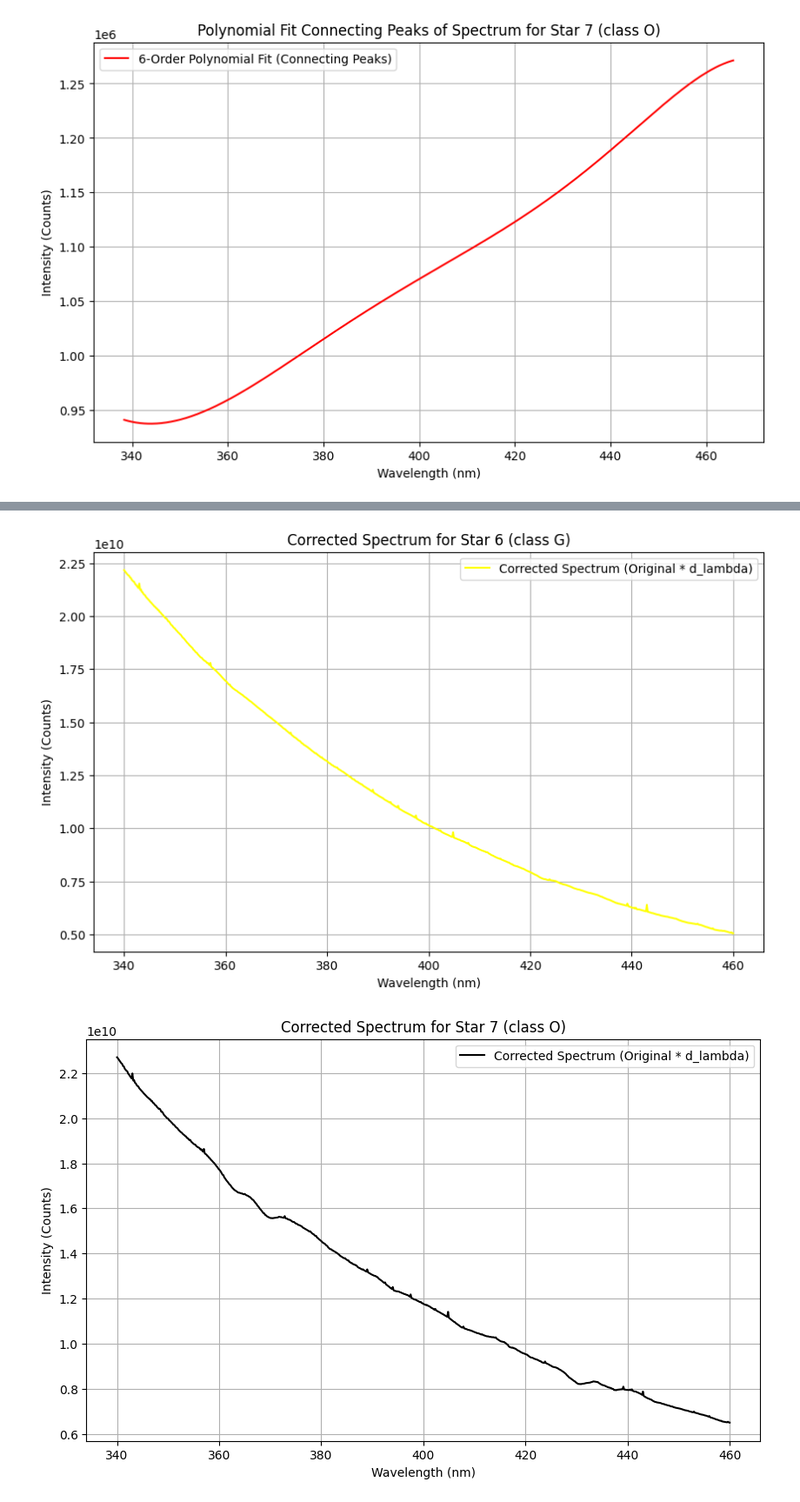
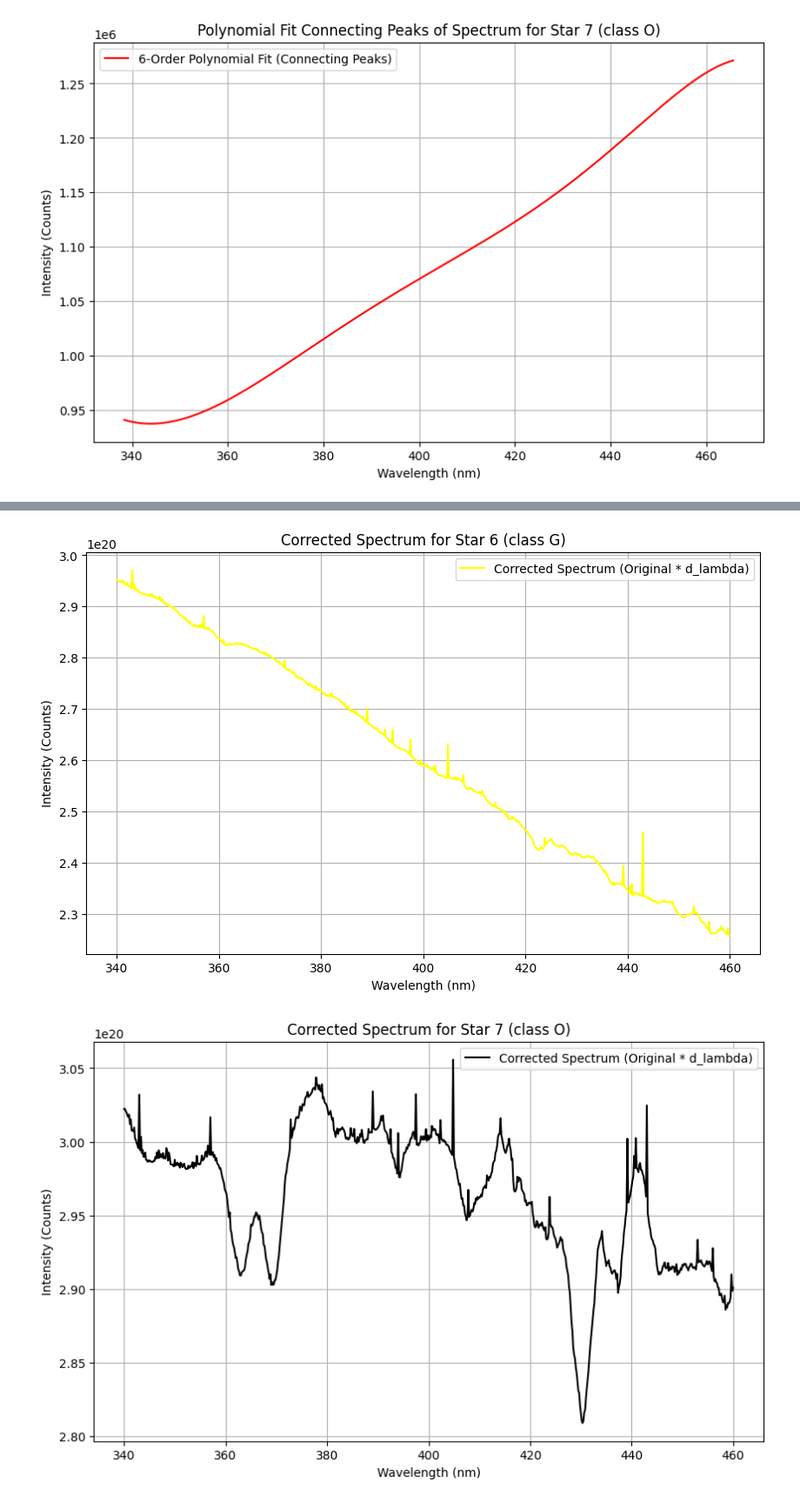
Before and after one commit to emsonmez/AST_443, a Jupyter notebook: Lab_2/Jiyun_Work/Lab_2.2.ipynb, the cells around one changed output, grey strips where cells are left out. Shown at 87% size. Saved outputs shown, nothing was run; the diff lists cells and outputs as text; code cells hidden in the pictures.

```diff
--- a/Lab_2/Jiyun_Work/Lab_2.2.ipynb
+++ b/Lab_2/Jiyun_Work/Lab_2.2.ipynb
@@ -864,7 +864,7 @@ process_star_spectra(corrected_spectra_images,coefficients)
 [figure]
 [figure]
 # %%
-def process_star_spectra_Vega_Peaks(corrected_spectra_images, coefficients):
+def process_star_spectra_Vega_Peaks_fit(corrected_spectra_images, coefficients):
     """
     Process the corrected spectra image of the first star, calculate flux and uncertainties,
     convert to wavelengths, and save plots. Returns the converted object flux for further analysis.
@@ -910,6 +910,6 @@ def process_star_spectra_Vega_Peaks(corrected_spectra_images, coefficients):
     return wavelengths, converted_object_flux
 
 # Call the function to get wavelengths and flux for the reference star
-wavelengths, converted_object_flux = process_star_spectra_Vega_Peaks(corrected_spectra_images, coefficients)
+wavelengths, converted_object_flux = process_star_spectra_Vega_Peaks_fit(corrected_spectra_images, coefficients)
 # %% [output]
 [figure]
@@ -1161,34 +1209,3 @@ calculate_d_lambda(wavelengths, 9602, polynomial_coefficients, wavelength_range=
-# %%
-def calculate_d_lambda_no_plot(wavelengths, temperature, polynomial_coefficients, wavelength_range=(340, 460)):
-    """
-    Calculate the d_lambda but does not show the curve by dividing the blackbody spectrum by the polynomial fit.
-
-    :param wavelengths: Wavelengths in nm for which to calculate the spectrum.
-    :type wavelengths: np.ndarray
-    :param temperature: Temperature of the blackbody in Kelvin.
-    :type temperature: float
-    :param polynomial_coefficients: Coefficients of the fitted polynomial.
-    :type polynomial_coefficients: np.ndarray
-    :param wavelength_range: Range of wavelengths in nm for which to calculate d_lambda.
-    :type wavelength_range: tuple
-    :return: Wavelengths and corresponding d_lambda values.
-    :rtype: tuple(np.ndarray, np.ndarray)
-    """
-    # Filter wavelengths within the specified range
-    mask = (wavelengths >= wavelength_range[0]) & (wavelengths <= wavelength_range[1])
-    wavelengths_filtered = wavelengths[mask]
-
-    # Calculate the blackbody spectrum for the filtered wavelength range
-    blackbody_spectrum = calculate_blackbody_spectrum(wavelengths_filtered, temperature)
-
-    # Evaluate the polynomial fit over the filtered wavelength range
-    polynomial_fit = Polynomial(polynomial_coefficients)
-    fitted_values = polynomial_fit(wavelengths_filtered)
-
-    # Calculate d_lambda by dividing the blackbody flux by the polynomial fit values
-    d_lambda = blackbody_spectrum / fitted_values
-
-    return wavelengths_filtered, d_lambda
 # %%
 def process_star_spectra_all_interpolation(corrected_spectra_images, coefficients):
     """
@@ -1358,5 +1375,5 @@ def process_star_spectra_red_line(corrected_spectra_images, coefficients, temper
 
     return wavelengths_filtered_list, corrected_spectra_list
 
-wavelengths_filtered_list, corrected_spectra_list = process_star_spectra_red_line(corrected_spectra_images, coefficients, temperature=9602, polynomial_coefficients=[1e-17, -1e-13, 5e-10, -1e-6, 1], wavelength_range=(340, 460))
+wavelengths_filtered_list, corrected_spectra_list = process_star_spectra_red_line(corrected_spectra_images, coefficients, temperature=9602, polynomial_coefficients=[ 1], wavelength_range=(340, 460))
 # %% [output]
@@ -1368,5 +1385,5 @@ wavelengths_filtered_list, corrected_spectra_list = process_star_spectra_red_lin
-[figure, old version]
+[figure, new version]
-[figure, old version]
+[figure, new version]
 # %%
 def plot_all_corrected_spectra(wavelengths_filtered_list, corrected_spectra_list):
     """
```
Also changed, not shown: parts of 12 cells of this notebook.
